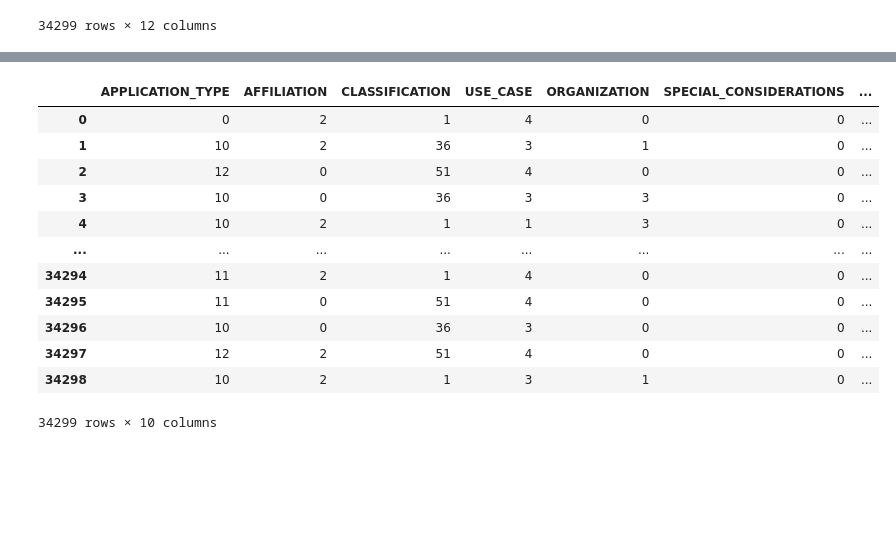
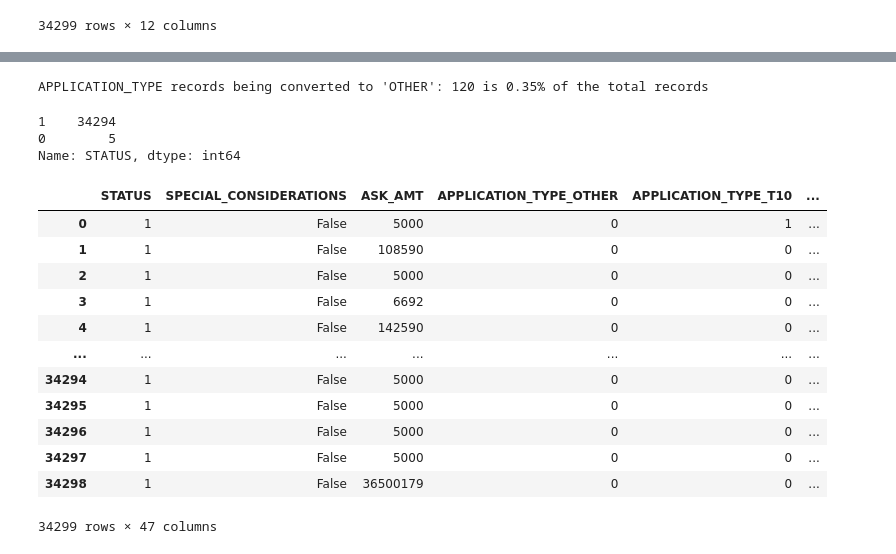
Before and after one commit to Bag0niku/Neural_Network_Charity_Analysis, a Jupyter notebook: Charity_Funding_Neural_Network.ipynb, the cells around one changed output, grey strips where cells are left out. Cells and saved outputs as stored; diff of their text form; code cells hidden in the pictures; blank space fills up the shorter version.

Commit message:
Cleaned data and built initial Neual Network Model

```diff
--- a/Charity_Funding_Neural_Network.ipynb
+++ b/Charity_Funding_Neural_Network.ipynb
@@ -83,0 +121,4 @@ cleaned_df
+# %%
+# start with minimize "Classification" to a veriety of 10 categories, not 71.
+class_df = pd.DataFrame(df["CLASSIFICATION"].value_counts())
+class_df["CLASSIFICATION"].sort_values(ascending=False).head(10)
@@ -83,0 +137,6 @@ cleaned_df
+# %%
+# keep the top 9 calssifications and change the rest to "OTHER", totaling 10 categories
+class_categories = class_df[class_df["CLASSIFICATION"] >115].index.to_list()
+class_changing = int(class_df[class_df['CLASSIFICATION'] < 115]["CLASSIFICATION"].sum())
+n_total = int(class_df['CLASSIFICATION'].sum())
+print(f"CLASSIFICATION records being converted to 'OTHER': {class_changing} is {round((class_changing/n_total)*100, 2)}% of the total records")
@@ -84,22 +159,46 @@ cleaned_df
+# %%
+# keep the top 9 App types and change the rest to "OTHER", totaling 10 categories
+app_type_df = pd.DataFrame(df["APPLICATION_TYPE"].value_counts().sort_values(ascending=False))
+app_types = app_type_df[app_type_df["APPLICATION_TYPE"]>100].index.to_list()
+app_changing = int(app_type_df[app_type_df["APPLICATION_TYPE"] < 100].sum())
+print(f"APPLICATION_TYPE records being converted to 'OTHER': {app_changing} is {round((app_changing/n_total)*100, 2)}% of the total records")
+# %% [output]
+APPLICATION_TYPE records being converted to 'OTHER': 120 is 0.35% of the total records
+# %%
+# apply changes to the data using a new dataframe, so the original remains untouched
+# if required to be used or modified in a different way
+df2 = df.copy()
+df2["APPLICATION_TYPE"] = df2["APPLICATION_TYPE"].apply(lambda x: x if x in app_types else "OTHER")
+df2["CLASSIFICATION"] = df2["CLASSIFICATION"].apply(lambda x: x if x in class_categories else "OTHER")
+df2["SPECIAL_CONSIDERATIONS"] = df2["SPECIAL_CONSIDERATIONS"] == 'Y'  ## converts Y/N to True/False, computer will see as 1/0
+df2["STATUS"].value_counts()
+# %% [output]
+1    34294
+0        5
+Name: STATUS, dtype: int64
 # %%
+#  Transform the string categories into T/F numerical columns representing each category.
+# "APPLICATION_TYPE", "AFFILIATION", "CLASSIFICATION", "USE_CASE", "ORGANIZATION", "SPECIAL_CONSIDERATIONS", "INCOME_AMT"
+one_hot_encoded_df = pd.get_dummies(df2, columns=["APPLICATION_TYPE", "AFFILIATION", "CLASSIFICATION", "USE_CASE", "ORGANIZATION", "INCOME_AMT"])
+
 # Name and EIN will be removed for the computation, they will not help
-# the machine weigh options and metrics.
-encoded_df = cleaned_df.drop(["EIN", "NAME"], axis=1)
+# the machine weigh options and metrics, and IS_SUCCESSFULL is our goal.
+encoded_df = one_hot_encoded_df.drop(["EIN", "NAME", "IS_SUCCESSFUL"], axis=1)
 encoded_df
 # %% [output]
-|  | APPLICATION_TYPE | AFFILIATION | CLASSIFICATION | USE_CASE | ORGANIZATION | SPECIAL_CONSIDERATIONS | ... |
-| 0 | 0 | 2 | 1 | 4 | 0 | 0 | ... |
-| 1 | 10 | 2 | 36 | 3 | 1 | 0 | ... |
-| 2 | 12 | 0 | 51 | 4 | 0 | 0 | ... |
-| 3 | 10 | 0 | 36 | 3 | 3 | 0 | ... |
-| 4 | 10 | 2 | 1 | 1 | 3 | 0 | ... |
-| ... | ... | ... | ... | ... | ... | ... | ... |
-| 34294 | 11 | 2 | 1 | 4 | 0 | 0 | ... |
-| 34295 | 11 | 0 | 51 | 4 | 0 | 0 | ... |
-| 34296 | 10 | 0 | 36 | 3 | 0 | 0 | ... |
-| 34297 | 12 | 2 | 51 | 4 | 0 | 0 | ... |
-| 34298 | 10 | 2 | 1 | 3 | 1 | 0 | ... |
+|  | STATUS | SPECIAL_CONSIDERATIONS | ASK_AMT | APPLICATION_TYPE_OTHER | APPLICATION_TYPE_T10 | ... |
+| 0 | 1 | False | 5000 | 0 | 1 | ... |
+| 1 | 1 | False | 108590 | 0 | 0 | ... |
+| 2 | 1 | False | 5000 | 0 | 0 | ... |
+| 3 | 1 | False | 6692 | 0 | 0 | ... |
+| 4 | 1 | False | 142590 | 0 | 0 | ... |
+| ... | ... | ... | ... | ... | ... | ... |
+| 34294 | 1 | False | 5000 | 0 | 0 | ... |
+| 34295 | 1 | False | 5000 | 0 | 0 | ... |
+| 34296 | 1 | False | 5000 | 0 | 0 | ... |
+| 34297 | 1 | False | 5000 | 0 | 0 | ... |
+| 34298 | 1 | False | 36500179 | 0 | 0 | ... |
-34299 rows × 10 columns
+34299 rows × 47 columns
 # %%
 # Checking the status of the data
 encoded_df.info()
```
Also changed, not shown: parts of 30 cells of this notebook.
